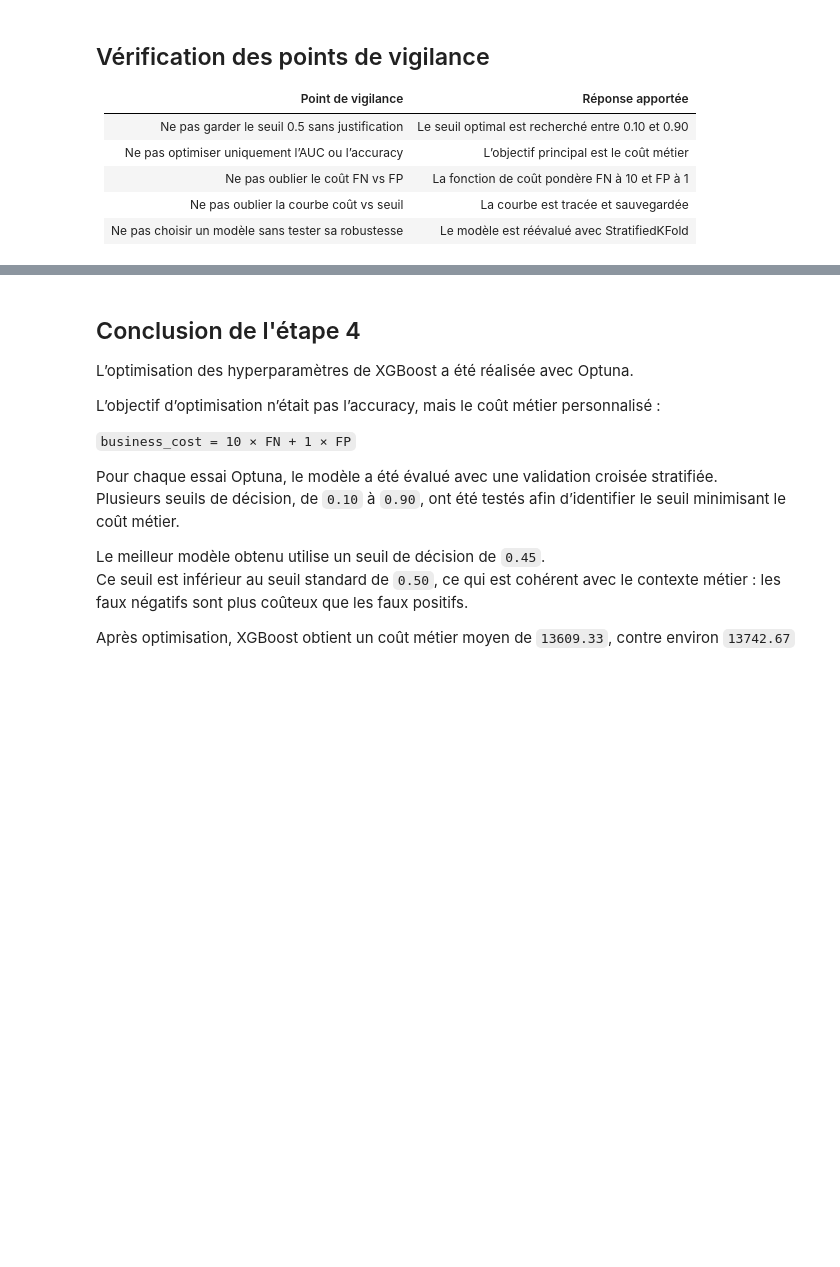
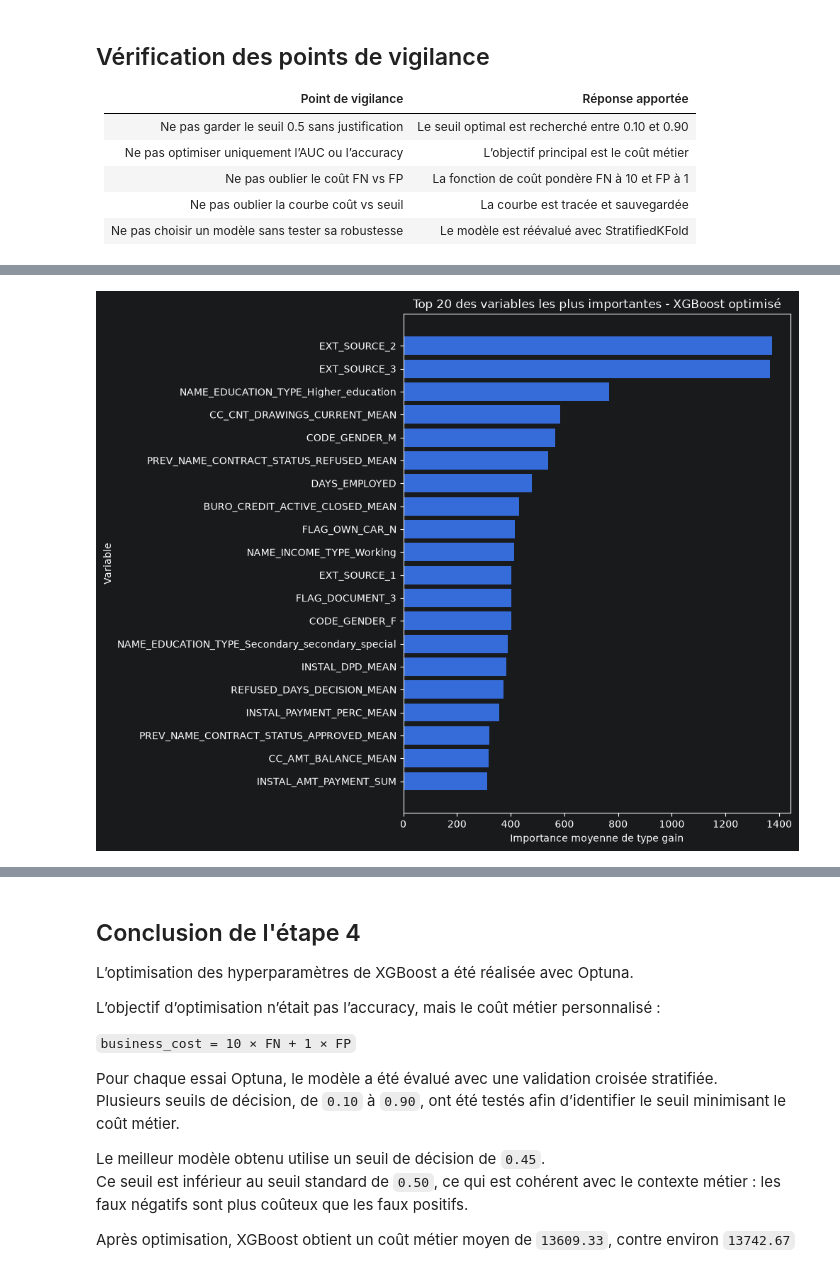
Before and after one commit to VincentDesmouceaux/P6_MLOps_credit_scoring, a Jupyter notebook: notebooks/05_optimisation_hyperparametres_seuil_metier.ipynb, the cells around one changed output, grey strips where cells are left out. Drawn from its saved outputs; the diff is of its cells as text; code cells hidden in the pictures; blank space fills up the shorter version.

Commit message:
Ajout de l'analyse de feature importance du modele XGBoost

```diff
--- a/notebooks/05_optimisation_hyperparametres_seuil_metier.ipynb
+++ b/notebooks/05_optimisation_hyperparametres_seuil_metier.ipynb
@@ -468,0 +532,22 @@ En abaissant le seuil, le modèle détecte davantage de clients risqués, ce qui
+# %%
+importance_dict = booster.get_score(importance_type="gain")
+
+feature_importance = (
+    pd.DataFrame(
+        [
+            {
+                "feature": feature,
+                "importance_gain": importance,
+            }
+            for feature, importance in importance_dict.items()
+        ]
+    )
+    .sort_values(by="importance_gain", ascending=False)
+    .reset_index(drop=True)
+)
+
+feature_importance["importance_normalized"] = (
+    feature_importance["importance_gain"] / feature_importance["importance_gain"].sum()
+)
+
+feature_importance.head(20)
@@ -468,0 +572,21 @@ En abaissant le seuil, le modèle détecte davantage de clients risqués, ce qui
+# %%
+top_n = 20
+
+top_features = (
+    feature_importance
+    .head(top_n)
+    .sort_values(by="importance_gain", ascending=True)
+)
+
+plt.figure(figsize=(10, 8))
+plt.barh(
+    top_features["feature"],
+    top_features["importance_gain"],
+)
+plt.xlabel("Importance moyenne de type gain")
+plt.ylabel("Variable")
+plt.title("Top 20 des variables les plus importantes - XGBoost optimisé")
+plt.tight_layout()
+plt.show()
+# %% [output]
+[figure, added]
```
Also changed, not shown: parts of 6 cells of this notebook.
